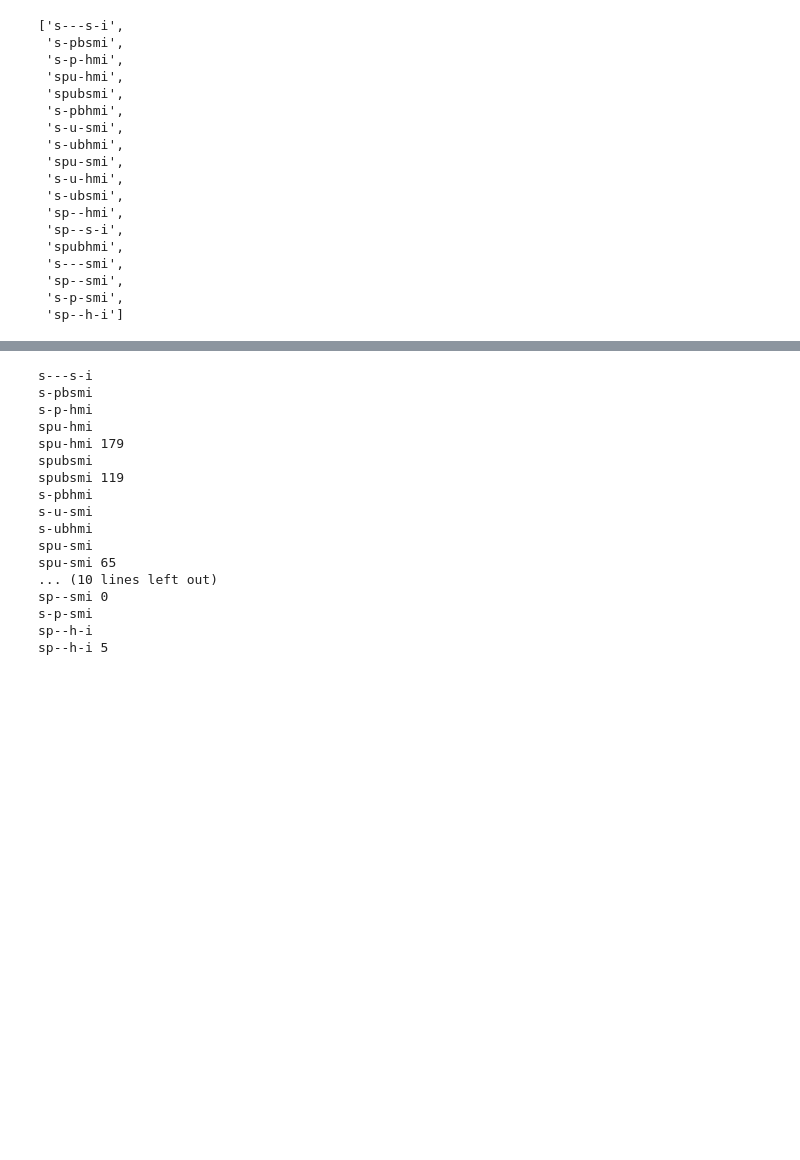
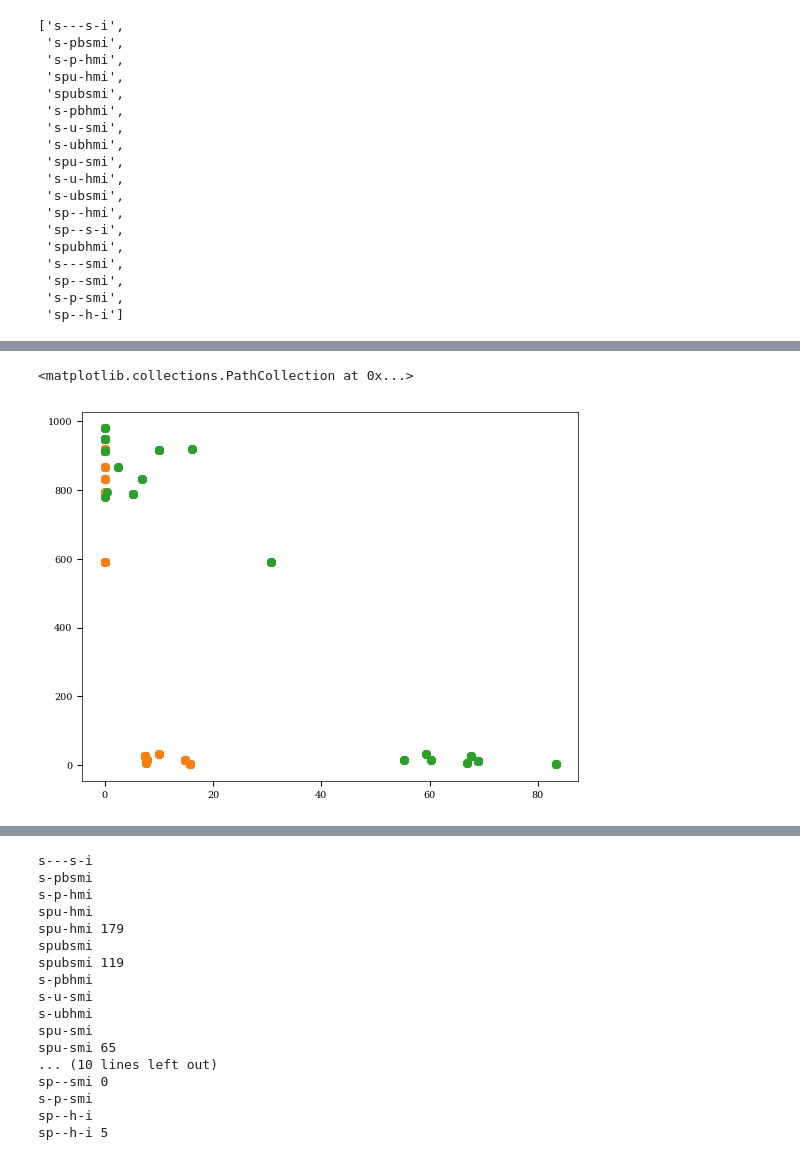
Before and after one commit to ACES-CMZ/MUBLO, a Jupyter notebook: G0.025-0.073/MUBLO_YSOcheck.ipynb, the cells around one changed output, grey strips where cells are left out. Drawn from its saved outputs; the diff is of its cells as text; code cells hidden in the pictures; blank space fills up the shorter version.

```diff
--- a/G0.025-0.073/MUBLO_YSOcheck.ipynb
+++ b/G0.025-0.073/MUBLO_YSOcheck.ipynb
@@ -64,0 +161,9 @@ $\mathrm{mJy}$
+# %%
+
+pl.scatter(matched['Sphere Masses'][:,7],
+           matched['disk.rmin'])
+pl.scatter(matched['Sphere Masses'][:,7],
+           matched['envelope.rmin'])
+# %% [output]
+<matplotlib.collections.PathCollection at 0x...>
+[figure, added]
```
Also changed, not shown: parts of 19 cells of this notebook, 2 other files.
